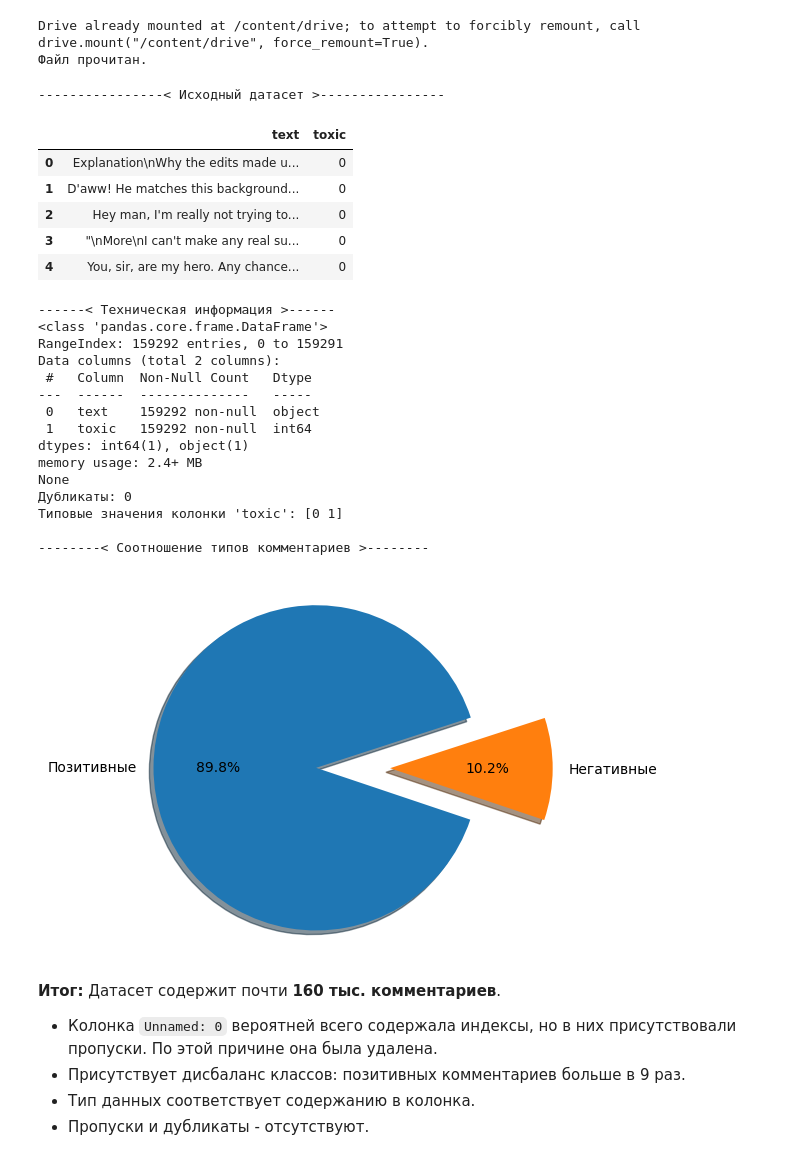
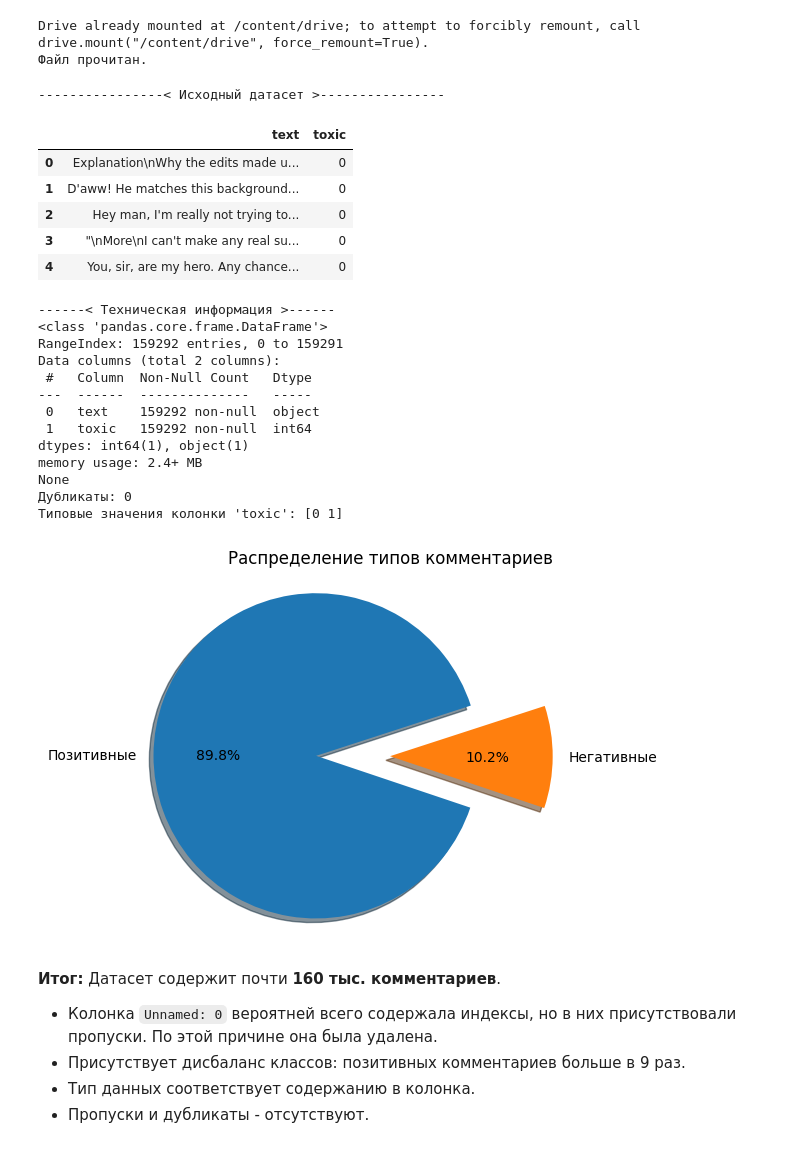
Before and after one commit to Danspers/13.Toxic-comments, a Jupyter notebook: Toxic_comments_detection.ipynb, the cells around one changed output. Cells and saved outputs as stored; diff of their text form; code cells hidden in the pictures.

Commit message:
edit_graphs

```diff
--- a/Toxic_comments_detection.ipynb
+++ b/Toxic_comments_detection.ipynb
@@ -81,41 +82,39 @@ display(df.head())
 print('\n------< Техническая информация >------')
 print(df.info())
 print("Дубликаты:", len(df[df.duplicated()]))
-print("Типовые значения колонки 'toxic':", df['toxic'].unique())
+print("Типовые значения колонки 'toxic':", df['toxic'].unique(), '\n')
 
 # распределение токсичности комментариев
-print('\n--------< Соотношение типов комментариев >--------')
 plt.pie(df['toxic'].value_counts(),
         labels=['Позитивные', 'Негативные'],
         autopct='%1.1f%%',
         startangle=18,
         explode=(0.5, 0),
         shadow=True,
-        radius=1.10);
+        radius=1.10)
+plt.title('Распределение типов комментариев');
 # %% [output]
 ----------------< Исходный датасет >----------------
 |  | text | toxic |
 | 0 | Explanation\nWhy the edits made u... | 0 |
 | 1 | D'aww! He matches this background... | 0 |
 | 2 | Hey man, I'm really not trying to... | 0 |
 | 3 | "\nMore\nI can't make any real su... | 0 |
 | 4 | You, sir, are my hero. Any chance... | 0 |
 ------< Техническая информация >------
 <class 'pandas.core.frame.DataFrame'>
 RangeIndex: 159292 entries, 0 to 159291
 Data columns (total 2 columns):
  #   Column  Non-Null Count   Dtype
 ---  ------  --------------   -----
  0   text    159292 non-null  object
  1   toxic   159292 non-null  int64
 dtypes: int64(1), object(1)
 memory usage: 2.4+ MB
 None
 Дубликаты: 0
 Типовые значения колонки 'toxic': [0 1]
-
---------< Соотношение типов комментариев >--------
-[figure, old version]
+[figure, new version]
 # %% [markdown]
 **Итог:** Датасет содержит почти **160 тыс. комментариев**.
 - Колонка `Unnamed: 0` вероятней всего содержала индексы, но в них присутствовали пропуски. По этой причине она была удалена.
```
Also changed, not shown: parts of 22 cells of this notebook.
